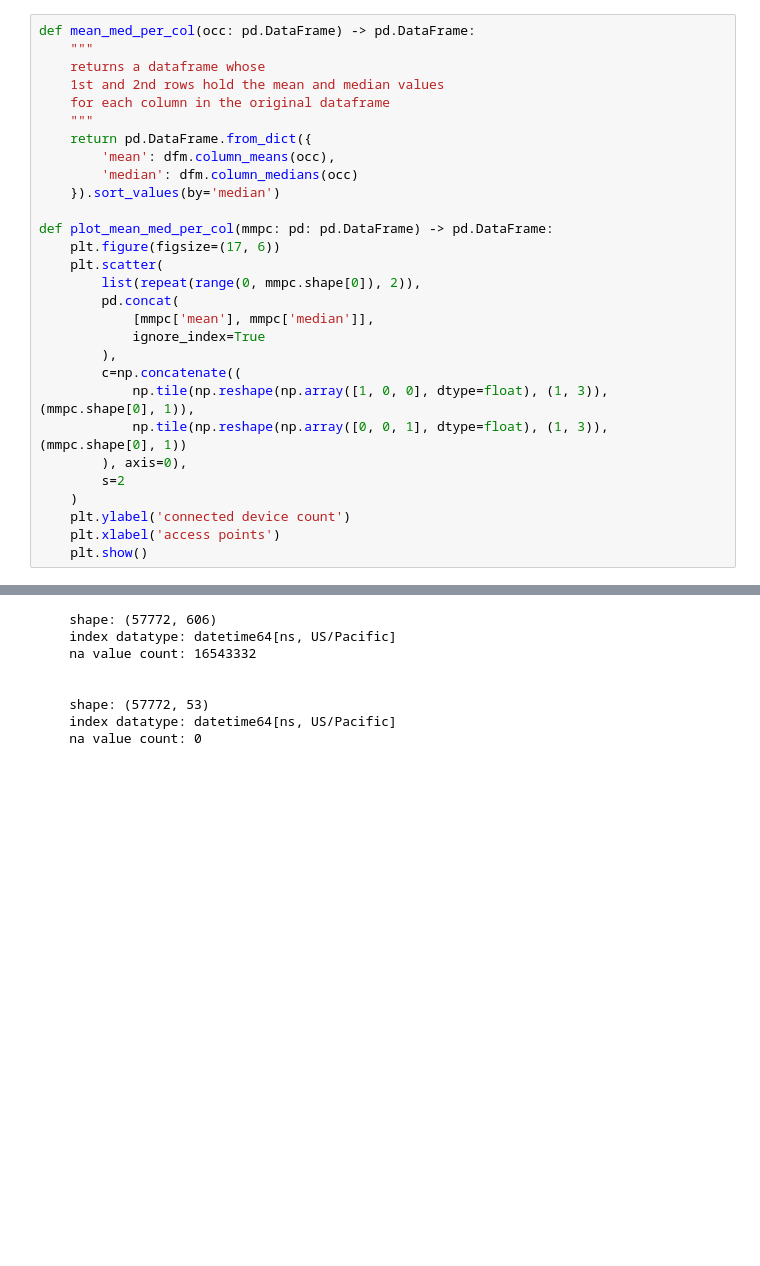
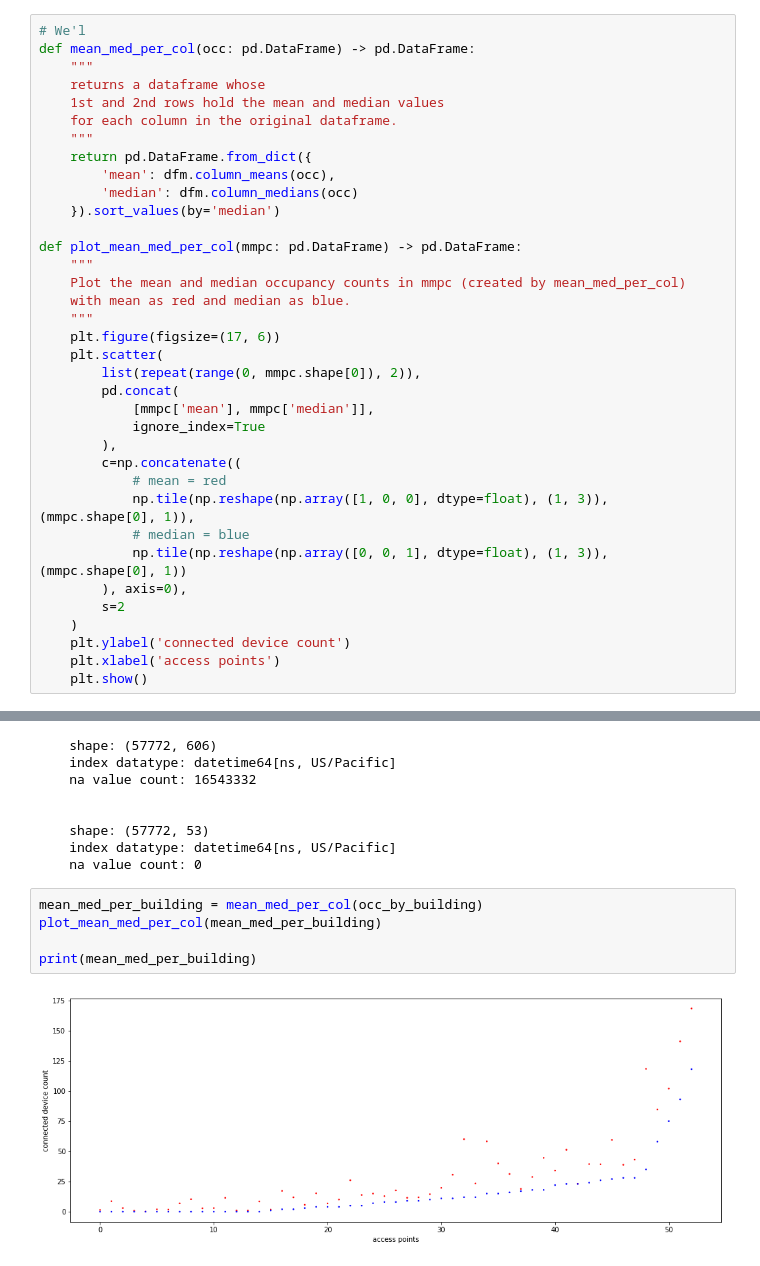
Before and after one commit to lux12337/wifi_occupancy, a Jupyter notebook: analytics-apps/occupancy-through-time.ipynb, the cells around one changed output, grey strips where cells are left out. Drawn from its saved outputs; the diff is of its cells as text; blank space fills up the shorter version.

```diff
--- a/analytics-apps/occupancy-through-time.ipynb
+++ b/analytics-apps/occupancy-through-time.ipynb
@@ -118,16 +122,21 @@ Interestingly, the **interquartile range** (i.e. rectangle length) in occupancy
 # %%
+# We'l
 def mean_med_per_col(occ: pd.DataFrame) -> pd.DataFrame:
     """
     returns a dataframe whose
     1st and 2nd rows hold the mean and median values
-    for each column in the original dataframe
+    for each column in the original dataframe.
     """
     return pd.DataFrame.from_dict({
         'mean': dfm.column_means(occ),
         'median': dfm.column_medians(occ)
     }).sort_values(by='median')
 
-def plot_mean_med_per_col(mmpc: pd: pd.DataFrame) -> pd.DataFrame:
+def plot_mean_med_per_col(mmpc: pd.DataFrame) -> pd.DataFrame:
+    """
+    Plot the mean and median occupancy counts in mmpc (created by mean_med_per_col)
+    with mean as red and median as blue.
+    """
     plt.figure(figsize=(17, 6))
     plt.scatter(
         list(repeat(range(0, mmpc.shape[0]), 2)),
@@ -136,7 +145,9 @@ def plot_mean_med_per_col(mmpc: pd: pd.DataFrame) -> pd.DataFrame:
             ignore_index=True
         ),
         c=np.concatenate((
+            # mean = red
             np.tile(np.reshape(np.array([1, 0, 0], dtype=float), (1, 3)), (mmpc.shape[0], 1)),
+            # median = blue
             np.tile(np.reshape(np.array([0, 0, 1], dtype=float), (1, 3)), (mmpc.shape[0], 1))
         ), axis=0),
         s=2
@@ -186,3 +197,10 @@ print(dataframe_info(occ_by_building))
     shape: (57772, 53)
     index datatype: datetime64[ns, US/Pacific]
     na value count: 0
+# %%
+mean_med_per_building = mean_med_per_col(occ_by_building)
+plot_mean_med_per_col(mean_med_per_building)
+
+print(mean_med_per_building)
+# %% [output]
+[figure, added]
```
Also changed, not shown: parts of 3 cells of this notebook.
